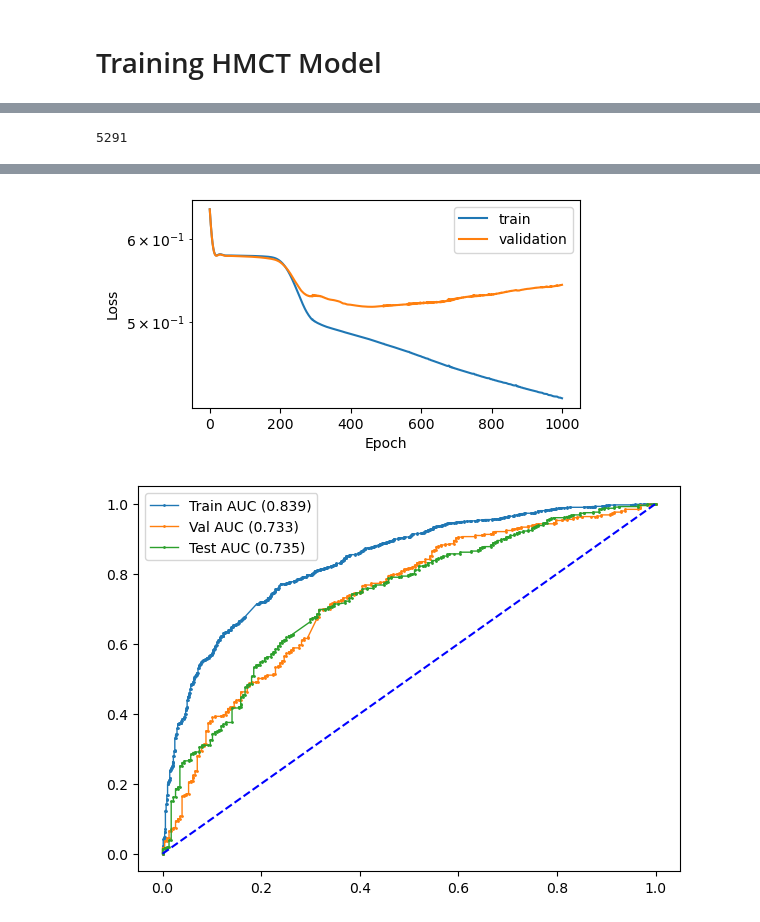
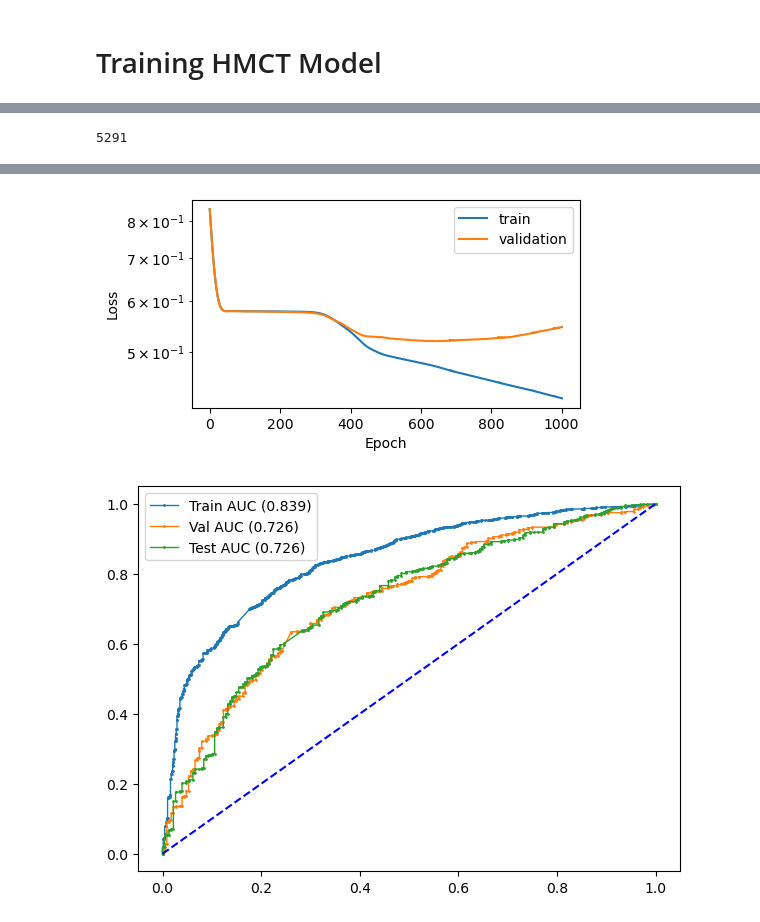
Before and after one commit to fredjo89/heterogeneous-mpnn, a Jupyter notebook: train_model.ipynb, the cells around one changed output, grey strips where cells are left out. Saved outputs shown, nothing was run; the diff lists cells and outputs as text; code cells hidden in the pictures.

```diff
--- a/train_model.ipynb
+++ b/train_model.ipynb
@@ -123,13 +119,9 @@ utils.plot_roc_curves(data, pred, node_type_to_classify)
 # %% [markdown]
 # Training HMCT Model
 # %%
-import models_mpnn, models_hmct, utils
-
-importlib.reload(models_hmct)
-
 node_type_to_classify = "movie"
 learning_rate = 1e-3
-weight_decay = 1e-7
+weight_decay = 5e-7
 min_epochs = 1_000
 max_epochs = 10_000
 print_learning_progress_freq = 50
@@ -138,6 +130,7 @@ print_learning_progress_freq = 50
 model = models_hmct.Hmct3Layer(data, node_type_to_classify)
 print(utils.get_num_params_of_model(model))
 
+# Train Model
 model, train_hist = utils.train_model(
     model,
     data,
@@ -149,8 +142,8 @@ model, train_hist = utils.train_model(
     print_learning_progress_freq,
 )
 
+# Plot Results
 utils.plot_training_hist(train_hist)
-
 
 with torch.no_grad():
     pred = model.forward(data.x_dict, data.edge_index_dict, data.edge_attr_dict)
@@ -182,2 +172,2 @@ utils.plot_roc_curves(data, pred, node_type_to_classify)
-[figure, old version]
+[figure, new version]
-[figure, old version]
+[figure, new version]
```
Also changed, not shown: parts of 5 cells of this notebook, 1 other file.
